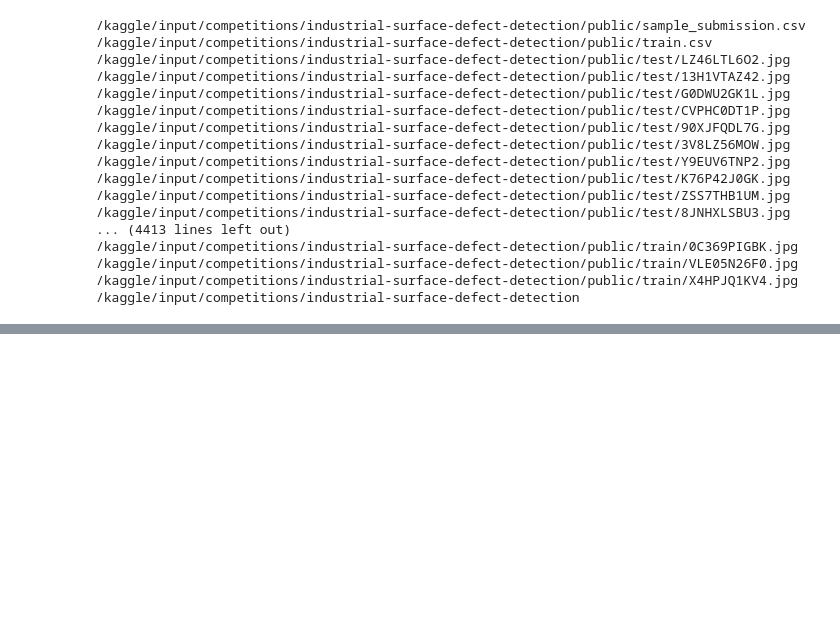
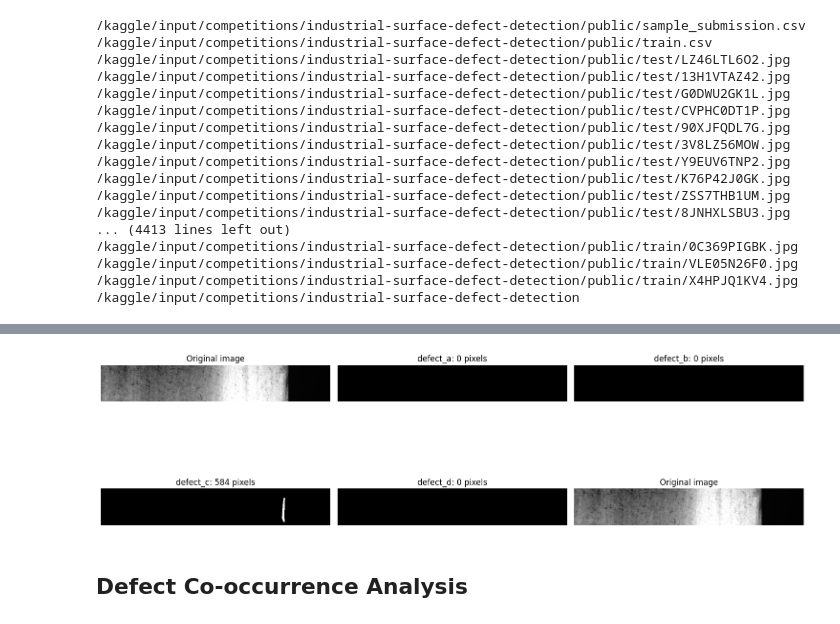
Before and after one commit to 23f2002932/23f2002932, a Jupyter notebook: dl-23f2002932-notebook-t32026.ipynb, the cells around one changed output, grey strips where cells are left out. Cells and saved outputs as stored; diff of their text form; code cells hidden in the pictures; blank space fills up the shorter version.

```diff
--- a/dl-23f2002932-notebook-t32026.ipynb
+++ b/dl-23f2002932-notebook-t32026.ipynb
@@ -930,0 +345,29 @@ Non-empty masks: 0
+# %%
+# reconstruct four real masks and inspect their overlays
+masks_by_class = {
+    name: decode_rle(rle_table.loc[image1_id, name], height, width)
+    for name in classes
+}
+
+fig, axes = plt.subplots(2, 3, figsize=(15, 7))
+
+axes[0, 0].imshow(image1)
+axes[0, 0].set_title("Original image")
+axes[0, 0].axis("off")
+
+for index, name in enumerate(classes):
+    ax = axes.flat[index + 1]
+    ax.imshow(masks_by_class[name], cmap="gray")
+    ax.set_title(f"{name}: {masks_by_class[name].sum():,} pixels")
+    ax.axis("off")
+
+axes.flat[5].imshow(image1)
+axes.flat[5].set_title("Original image")
+axes.flat[5].axis("off")
+
+plt.tight_layout()
+plt.show()
+# %% [output]
+[figure, added]
+# %% [markdown]
+## Defect Co-occurrence Analysis
```
Also changed, not shown: parts of 121 cells of this notebook.
